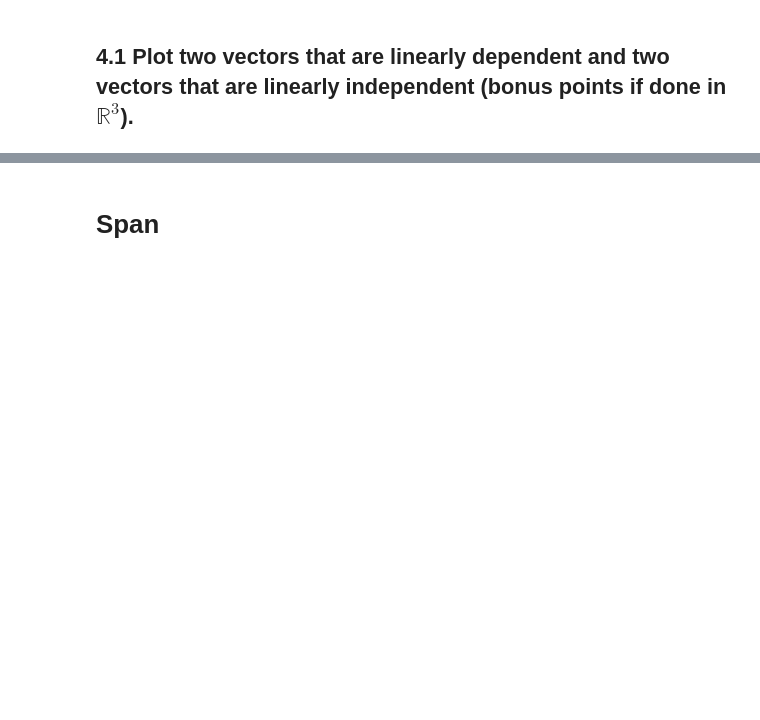
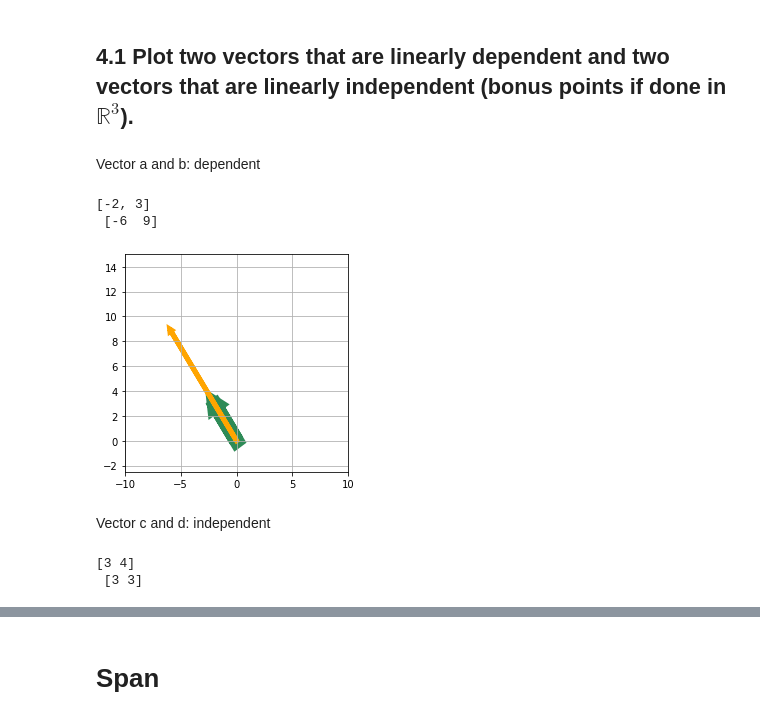
Before and after one commit to RMDircio/DS-Unit-1-Sprint-3-Linear-Algebra, a Jupyter notebook: Regina Dircio DSPT5 - Intermediate Linear Algebra Assignment.ipynb, the cells around one changed output, grey strips where cells are left out. Drawn from its saved outputs; the diff is of its cells as text; code cells hidden in the pictures; blank space fills up the shorter version.

```diff
--- a/Regina Dircio DSPT5 - Intermediate Linear Algebra Assignment.ipynb
+++ b/Regina Dircio DSPT5 - Intermediate Linear Algebra Assignment.ipynb
@@ -131,3 +383,44 @@ f = \begin{bmatrix} 4 & 12 & 11 & 9 & 2 \end{bmatrix}
 # Linear Independence / Dependence
 # %% [markdown]
 ## 4.1 Plot two vectors that are linearly dependent and two vectors that are linearly independent (bonus points if done in $\mathbb{R}^3$).
+# %% [markdown]
+Vector a and b: dependent
+# %%
+# dependent vectors a and b
+
+vector_a = [-2, 3]
+vector_b = np.multiply(vector_a, 3) # vector a scaled by 3
+print(vector_a, '\n', vector_b)
+# %% [output]
+[-2, 3]
+ [-6  9]
+# %%
+# graph vectors a and b
+
+fig, ax = plt.subplots(figsize=(4,4))
+ax.grid()
+plt.xlim(-10,10)
+plt.ylim(-2.5,15)
+
+for myvect, mycolor, width in [(vector_a, 'seagreen', 15), (vector_b, 'orange', 5)]:
+    plt.arrow(0,0,
+              myvect[0],
+              myvect[1],
+              head_width=.2,
+              head_length=0.2,
+              linewidth=width,
+              color=mycolor,
+              length_includes_head=True)
+# %% [output]
+[figure, added]
+# %% [markdown]
+Vector c and d: independent
+# %%
+# get random c and d vectors
+
+vector_c = np.random.randint(low=1, high=5, size=2)
+vector_d = np.random.randint(low=1, high=5, size=2)
+print(vector_c, '\n', vector_d)
+# %% [output]
+[3 4]
+ [3 3]
```
Also changed, not shown: parts of 55 cells of this notebook.
